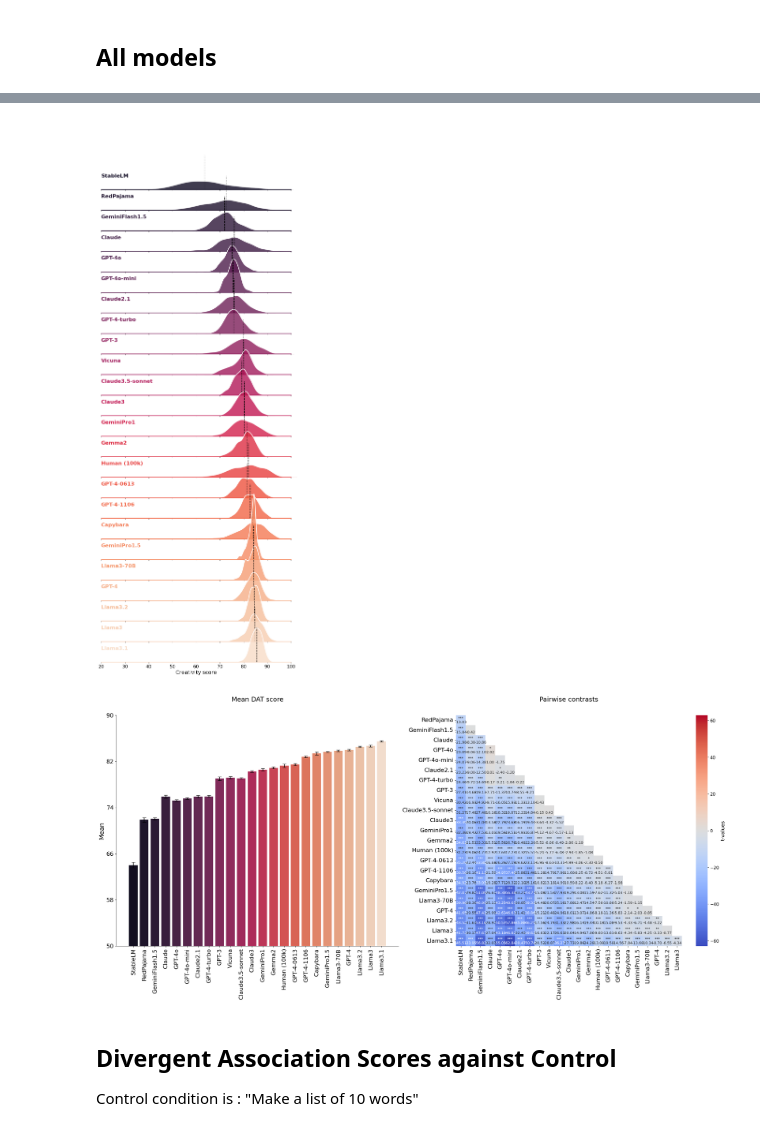
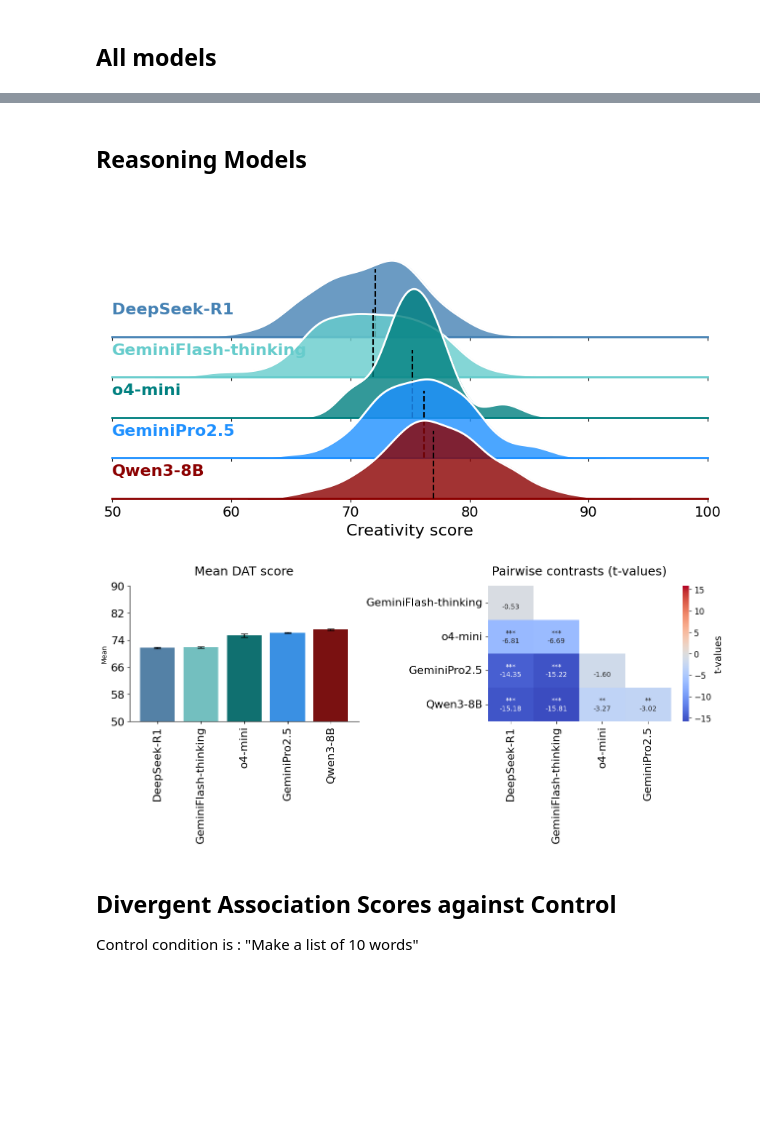
Before and after one commit to AntoineBellemare/DAT_GPT, a Jupyter notebook: notebook/dat_visualization.ipynb, the cells around one changed output, grey strips where cells are left out. Cells and saved outputs as stored; diff of their text form; code cells hidden in the pictures; blank space fills up the shorter version.

```diff
--- a/notebook/dat_visualization.ipynb
+++ b/notebook/dat_visualization.ipynb
@@ -95,7 +107,7 @@ colors = {
 # %% [markdown]
 ## Load all machine and human data
 # %%
-results_df = pd.read_csv('concatenated_results_2024-11-09.csv')
+results_df = pd.read_csv('concatenated_results_2025-06-18.csv')
 # %%
 # convert string to list, handling NaN values
 results_df['Words'] = results_df['Words'].apply(lambda x: ast.literal_eval(x) if pd.notna(x) else x)
@@ -197,7 +209,7 @@ human_data = [("Tree", 10.2), ("Dog", 12.4), ("Car", 13.8)]
 model_word_counts = []
 
 # Assuming results_df is already loaded
-models = ['GPT-4-turbo','GPT-4o', 'GPT-4', 'Claude3.5-sonnet', 'GeminiPro1.5', 'Human (100k)',  'Llama3.1', 'Llama3.2', 'Vicuna', 'Capybara', 'Gemma2']
+model_names = ['GPT-4', 'Claude3.5-sonnet', 'GeminiPro1.5', 'Human (100k)',  'Llama3.1', 'Llama3.2', 'Vicuna', 'Capybara', ]
 
 n_words = 3
 
@@ -250,7 +262,7 @@ ax.spines['right'].set_visible(False)
 plt.tight_layout()
 
 # Save the plot
-plt.savefig(f"figures/{'_'.join(model_names)}_top{n_words}_words_percentage_final_new_vicuna.png", dpi=300)
+plt.savefig(f"./figures/top{n_words}_words_percentage.png", dpi=300)
 
 # Show the plot
 plt.show()
@@ -339,0 +447,2 @@ create_heatmap(mean_conf, 'Model', tvals_table=tvals, pvals_table=pvals,
+# %%
+order = df.groupby('Model')['Score'].mean().dropna().sort_values(ascending=True).index
@@ -340,12 +822,27 @@ create_heatmap(mean_conf, 'Model', tvals_table=tvals, pvals_table=pvals,
+# %% [markdown]
+## Reasoning Models
 # %%
 # Initialize the FacetGrid object
+pal = [
+    colors['Qwen3-8B_mid_DAT'] if 'Qwen3-8B_mid_DAT' in colors else '#8B0000',
+    colors['GeminiPro2.5_mid_DAT'],
+    colors['o4-mini_mid_DAT'],
+    colors['GeminiFlash-thinking_mid_DAT'] if 'GeminiFlash-thinking_mid_DAT' in colors else '#66CCCC',
+    colors['DeepSeek-R1_mid_DAT'] if 'DeepSeek-R1_mid_DAT' in colors else '#4682B4'
+]
+
+# Inverse the order
+pal.reverse()
+
 df = results_df.loc[(results_df['Strategy']=='Original instructions') &
-                    (results_df['Temperature']=='Mid') | (results_df['Temperature'].isnull())]
-models = results_df['Model'].unique()
-pal = sns.color_palette("rocket", len(models))
+              (results_df['Temperature']=='Mid')]
+
+models = ['Qwen3-8B', 'GeminiPro2.5', 'o4-mini', 'GeminiFlash-thinking', 'DeepSeek-R1']
+
 df = df[df['Model'].isin(models)]
 order = df.groupby('Model')['Score'].mean().sort_values(ascending=True).index
 
+# Filter outliers and sample data
 df = df.groupby('Model').apply(lambda x: x[np.abs(x['Score'] - x['Score'].mean()) <= 3 * x['Score'].std()]).reset_index(drop=True)
 df = df.groupby('Model').apply(lambda x: x.sample(min(len(x), 500), random_state=32)).reset_index(drop=True)
 
@@ -353,43 +850,50 @@ g = sns.FacetGrid(df, row="Model", hue="Model", aspect=9, height=1, row_order=or
 
 # make transparent background
 for ax in g.axes.flat:
     ax.set_facecolor('none')
+
 # Draw the densities in a few steps
 g.map(sns.kdeplot, "Score",
       bw_adjust=1, clip_on=False,
       fill=True, alpha=0.8, linewidth=1.5)
 g.map(sns.kdeplot, "Score", clip_on=False, color="w", lw=2, bw_adjust=1)
+
 # passing color=None to refline() uses the hue mapping
 g.refline(y=0, linewidth=2, linestyle="-", color=None, clip_on=False)
+
 # Define and use a simple function to label the plot in axes coordinates
 def label(x, color, label):
     ax = plt.gca()
-    # check if Human is in the label
-    ax.text(0, .2, label, fontweight="bold", color=color,
-            ha="left", va="center", transform=ax.transAxes,fontsize=16)
+    ax.text(0, .2, label, fontweight="bold", color=color, ha="left", va="center", transform=ax.transAxes,fontsize=16)
 g.map(label, "Score")
-mean_conf, pvals, tvals = analyze_results(df, 'Model', order)
+
+mean_conf, pvals, tvals, cohensd = analyze_results(df, 'Model', order)
 # Add vertical lines for mean and confidence intervals
 for ax, model in zip(g.axes.flat, order):
     ax.axvline(mean_conf[mean_conf['Model'] == model]['median'].values[0], color='black', linestyle='--', ymin=0, ymax=0.5)
 
 for ax in g.axes.flat:
     ax.set_xlabel('Creativity score', fontsize=16)
     for label in ax.get_xticklabels():
-            label.set_fontsize(14)
+         label.set_fontsize(14)
+
 # Remove axes details that don't play well with overlap
 g.set_titles("")
 # Set the subplots to overlap
 g.figure.subplots_adjust(hspace=-.7)
 g.set(yticks=[], ylabel="")
 g.despine(bottom=True, left=True)
-g.set(xlim=(20, 100))
-g.savefig('figures/DAT_LLMs_humans_ridge_median_all_models', dpi=300)
+g.set(xlim=(50, 100))
+
+# Save the figure
+g.savefig('figures/DAT_reasoning_models_ridge', dpi=300)
+
+# Create heatmap for statistical comparison
 create_heatmap(mean_conf, 'Model', tvals_table=tvals, pvals_table=pvals,
-               pal=pal, order=order, xlim=(50,90), save='figures/DAT_GPT_humans_models_all_models', large=(25, 12))
+         pal=pal, order=order, xlim=(50,90), save='figures/DAT_reasoning_models_stats', large=(13, 6))
 # %% [output]
-[figure, old version]
+[figure, new version]
-[figure, old version]
+[figure, new version]
 # %% [markdown]
 ## Divergent Association Scores against Control
 Control condition is : "Make a list of 10 words"
```
Also changed, not shown: parts of 21 cells of this notebook, 47 other files.
